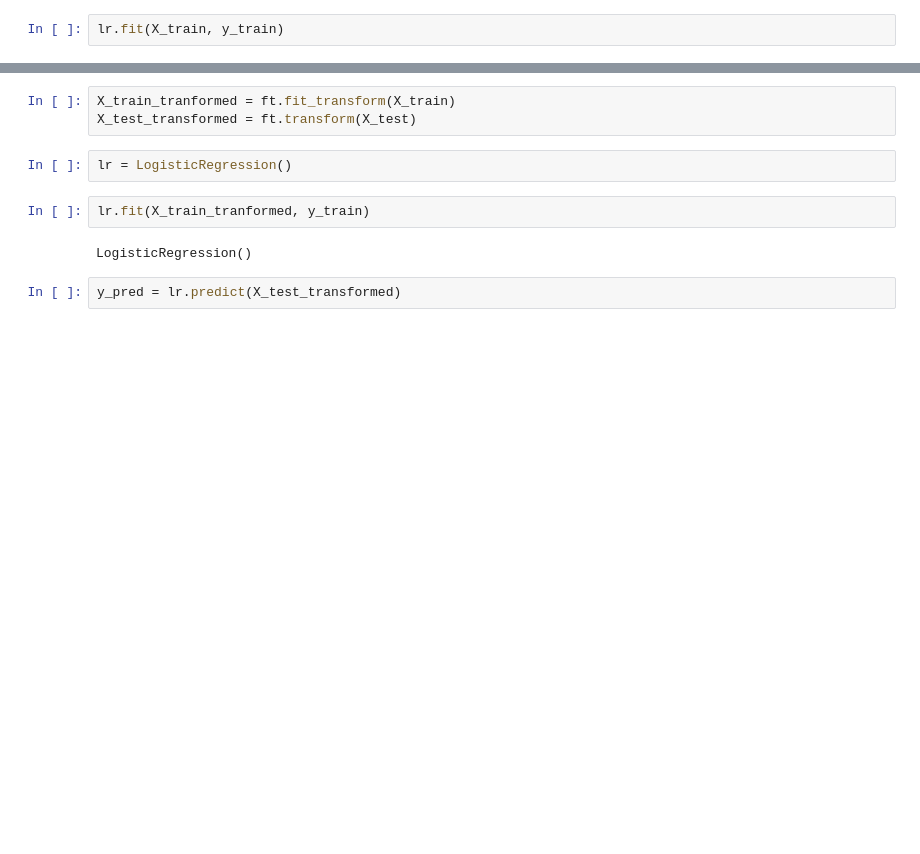
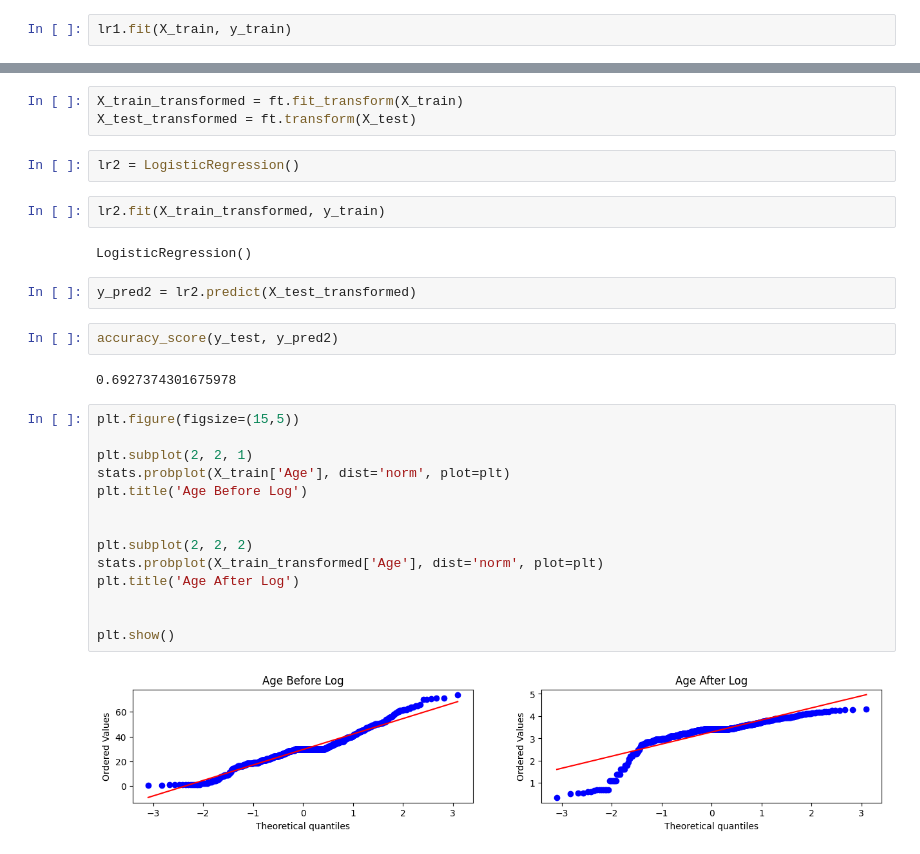
Before and after one commit to shahidiqbal009/machinelearning, a Jupyter notebook: Function Tranformer/Function_Transformer.ipynb, the cells around one changed output, grey strips where cells are left out. Saved outputs shown, nothing was run; the diff lists cells and outputs as text; blank space fills up the shorter version.

Commit message:
Use of Function Transformer on Single Column

```diff
--- a/Function Tranformer/Function_Transformer.ipynb
+++ b/Function Tranformer/Function_Transformer.ipynb
@@ -133,5 +145,5 @@ lr = LogisticRegression()
 # %%
-lr.fit(X_train, y_train)
+lr1.fit(X_train, y_train)
 # %% [output]
 LogisticRegression()
 # %%
@@ -147,13 +159,33 @@ from sklearn.preprocessing import FunctionTransformer
 # %%
 ft = FunctionTransformer(func=np.log1p)
 # %%
-X_train_tranformed = ft.fit_transform(X_train)
+X_train_transformed = ft.fit_transform(X_train)
 X_test_transformed = ft.transform(X_test)
 # %%
-lr = LogisticRegression()
+lr2 = LogisticRegression()
 # %%
-lr.fit(X_train_tranformed, y_train)
+lr2.fit(X_train_transformed, y_train)
 # %% [output]
 LogisticRegression()
 # %%
-y_pred = lr.predict(X_test_transformed)
+y_pred2 = lr2.predict(X_test_transformed)
+# %%
+accuracy_score(y_test, y_pred2)
+# %% [output]
+0.6927374301675978
+# %%
+plt.figure(figsize=(15,5))
+
+plt.subplot(2, 2, 1)
+stats.probplot(X_train['Age'], dist='norm', plot=plt)
+plt.title('Age Before Log')
+
+
+plt.subplot(2, 2, 2)
+stats.probplot(X_train_transformed['Age'], dist='norm', plot=plt)
+plt.title('Age After Log')
+
+
+plt.show()
+# %% [output]
+[figure, added]
```
Also changed, not shown: parts of 27 cells of this notebook, 1 other file.
